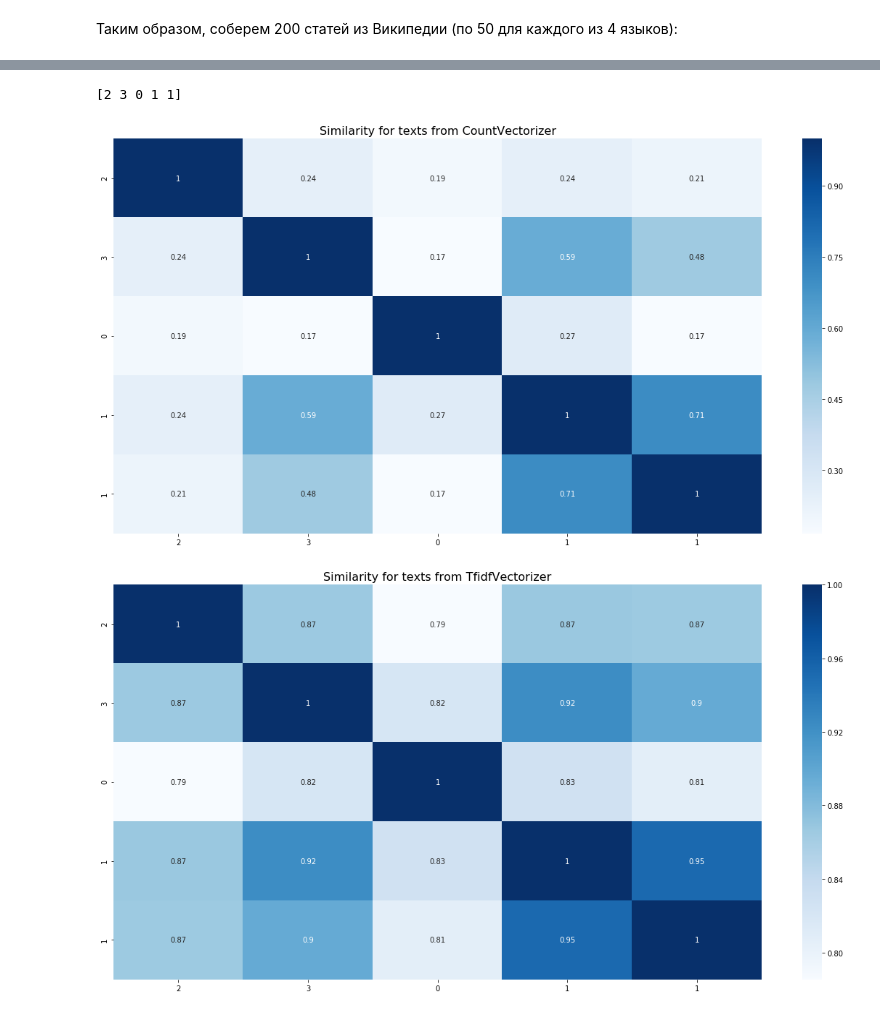
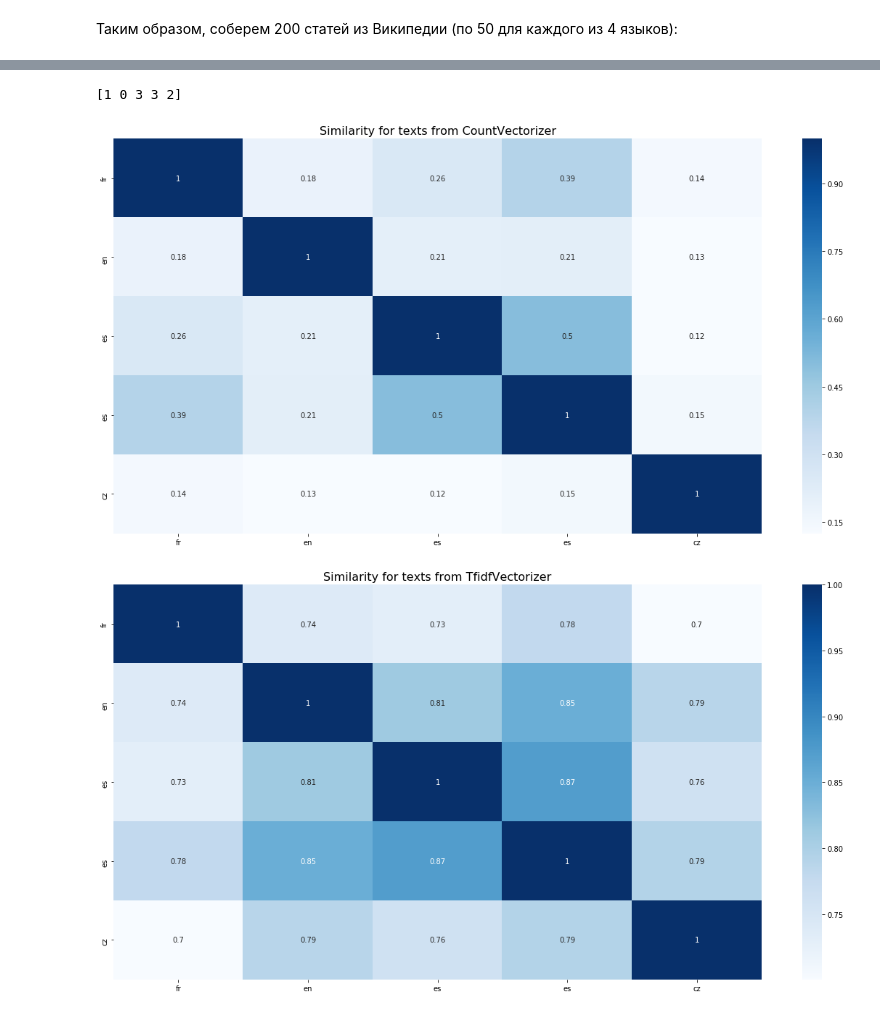
Before and after one commit to lilaspourpre/compling, a Jupyter notebook: hw1.ipynb, the cells around one changed output, grey strips where cells are left out. Cells and saved outputs as stored; diff of their text form; code cells hidden in the pictures.

Commit message:
add SVM with parameters, change Confusion Matrix visualization, change print for results

```diff
--- a/hw1.ipynb
+++ b/hw1.ipynb
@@ -157,4 +159,4 @@ data.to_csv('wikipedia_languages.csv', encoding='utf-8')
 # %%
 data = DataFrame.from_csv('wikipedia_languages.csv', encoding='utf-8')
 # %%
-train, test = train_test_split(data, test_size=0.2)
+train, test = train_test_split(data, test_size=0.3)
@@ -161,6 +181,3 @@ train, test = train_test_split(data, test_size=0.2)
 # %%
-select = SelectPercentile(percentile=100)
-clf = LogisticRegression(tol=1e-8, penalty='l2', C=1)
-svm1 = svm.LinearSVC()
-svm2 = svm.SVC()
-countvect_char_wb =[CountVectorizer(ngram_range=(3, 3), analyzer='char_wb'), TfidfVectorizer(ngram_range=(1, 3), analyzer='char', binary=False)]
+countvect_char_wb ={'CountVectorizer':CountVectorizer(ngram_range=(3, 3), analyzer='char_wb'),
+                    'TfidfVectorizer':TfidfVectorizer(ngram_range=(1, 3), analyzer='char', binary=False)}
@@ -167,14 +188,15 @@ countvect_char_wb =[CountVectorizer(ngram_range=(3, 3), analyzer='char_wb'), Tfi
 # %%
 print(train.language.values[20:25])
-for countvect in countvect_char_wb:
+for countvect_name, countvect in countvect_char_wb.items():
     sp_matrix = countvect.fit_transform(train.text.values[20:25], train.language.values[20:25])
     similarities = cosine_similarity(sp_matrix)
-    df_cm = DataFrame(similarities, columns=train.language.values[20:25], index=train.language.values[20:25])
+    lan = [languages[i] for i in train.language.values[20:25]]
+    df_cm = DataFrame(similarities, columns=lan, index=lan)
     plt.figure(figsize=(20,10))
-    plt.title('Similarity for texts from '+re.findall(".+Vectorizer",str(repr(countvect)))[0], fontsize=16)
+    plt.title('Similarity for texts from '+countvect_name, fontsize=16)
     sns.heatmap(df_cm, annot=True, cmap=plt.cm.Blues)
 plt.show()
 # %% [output]
-[2 3 0 1 1]
+[1 0 3 3 2]
-[figure, old version]
+[figure, new version]
-[figure, old version]
+[figure, new version]
```
Also changed, not shown: parts of 7 cells of this notebook.
